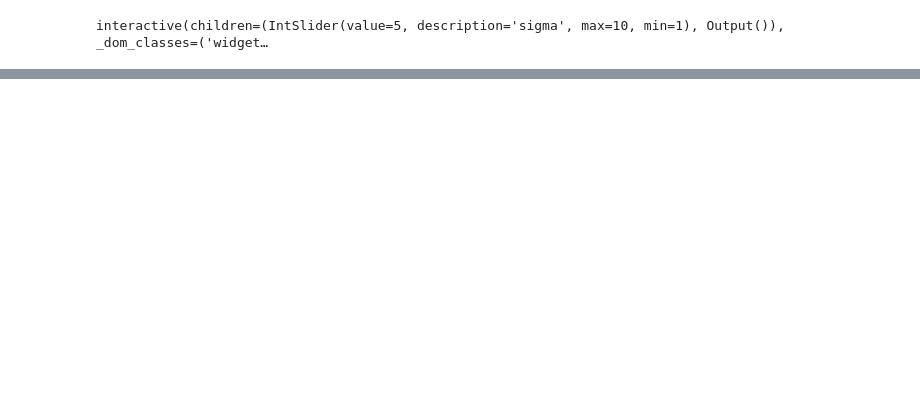
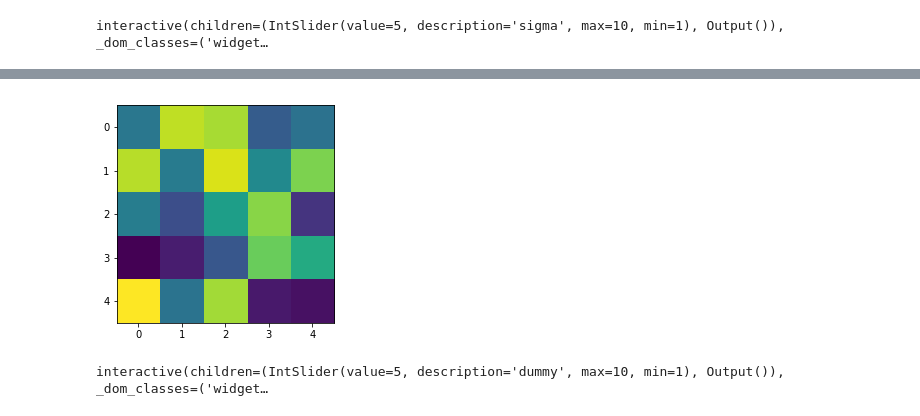
Before and after one commit to pycroscopy/CNMS_UM_2018_SPIMA, a Jupyter notebook: 09_Interactive_Visualizer.ipynb, the cells around one changed output, grey strips where cells are left out. Drawn from its saved outputs; the diff is of its cells as text; code cells hidden in the pictures; blank space fills up the shorter version.

```diff
--- a/09_Interactive_Visualizer.ipynb
+++ b/09_Interactive_Visualizer.ipynb
@@ -187,0 +226,10 @@ interactive(children=(IntSlider(value=5, description='sigma', max=10, min=1), Ou
+# %%
+fig, axis = plt.subplots()
+img_handle = axis.imshow(np.random.rand(5, 5))
+def update_plot(dummy):
+    img_handle.set_data(np.random.rand(5, 5))
+    display(fig)
+widgets.interact(update_plot, dummy=(1, 10, 1));
+# %% [output]
+[figure, added]
+interactive(children=(IntSlider(value=5, description='dummy', max=10, min=1), Output()), _dom_classes=('widget…
```
Also changed, not shown: parts of 24 cells of this notebook.
